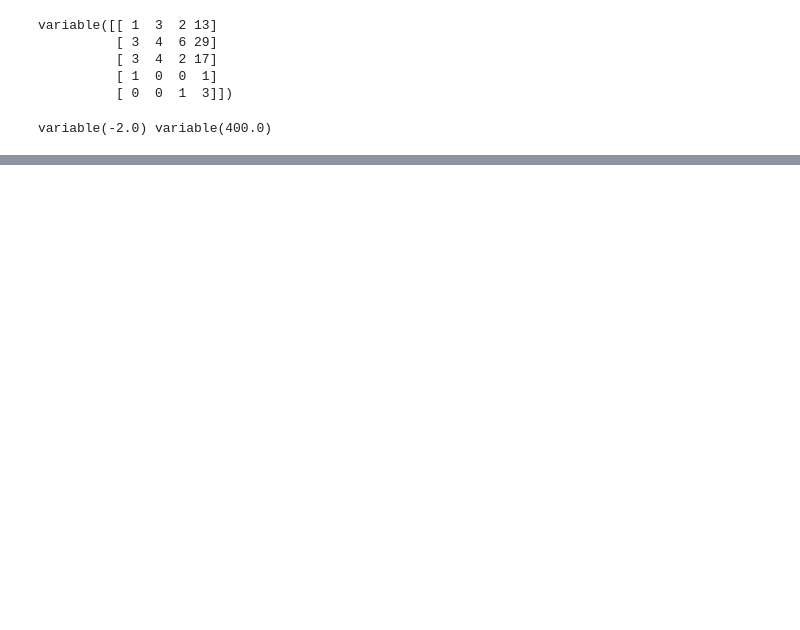
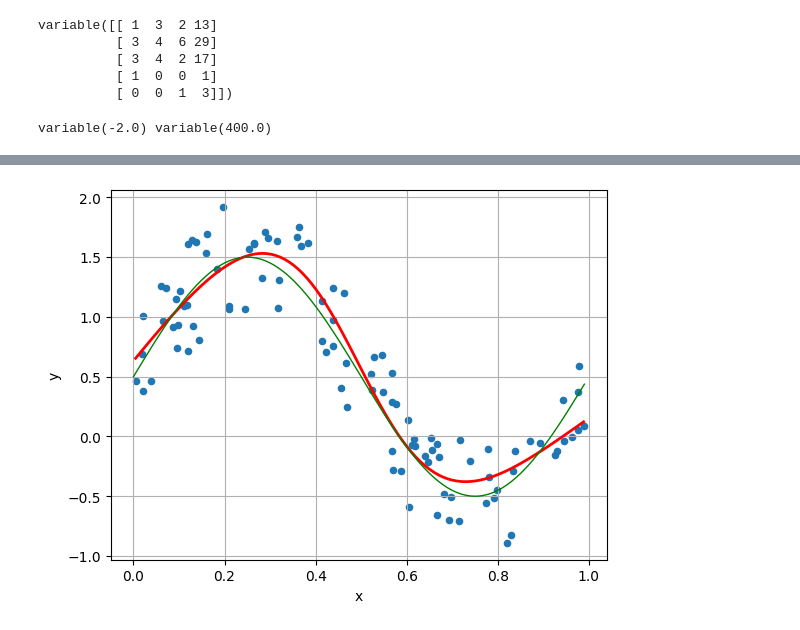
Before and after one commit to superoreoooooo/S251, a Jupyter notebook: ReinforcementLearning/p0526.ipynb, the cells around one changed output, grey strips where cells are left out. Drawn from its saved outputs; the diff is of its cells as text; code cells hidden in the pictures; blank space fills up the shorter version.

```diff
--- a/ReinforcementLearning/p0526.ipynb
+++ b/ReinforcementLearning/p0526.ipynb
@@ -52,0 +189,23 @@ variable(0.999999999999928) variable(0.9999999999998557)
+# %%
+x_min = np.min(x)
+x_max = np.max(x)
+
+interval = 100
+x_test = np.linspace(x_min, x_max, interval).reshape(-1, 1)
+
+y_pred_plot = predict(x_test).data
+y_pred_plot = y_pred_plot[:interval]
+
+plt.scatter(x, y, s=20)
+plt.plot(x_test, y_pred_plot, color='red', linewidth=2)
+
+xs = np.arange(0, 1, 0.01)
+ys = np.sin(2 * np.pi * xs) + 0.5
+plt.plot(xs, ys, color='green', linewidth=1)
+
+plt.xlabel('x')
+plt.ylabel('y')
+plt.grid(True)
+plt.show()
+# %% [output]
+[figure, added]
```
Also changed, not shown: parts of 12 cells of this notebook.
